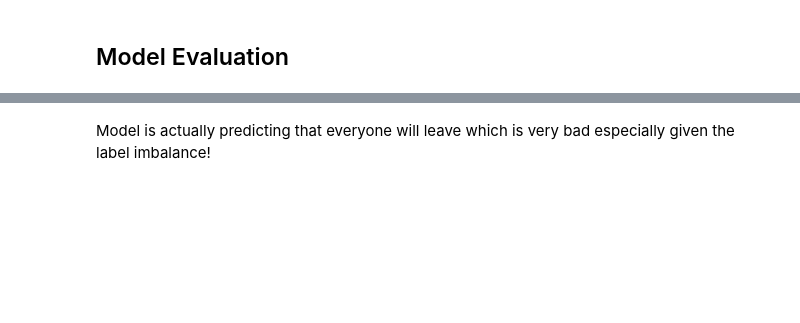
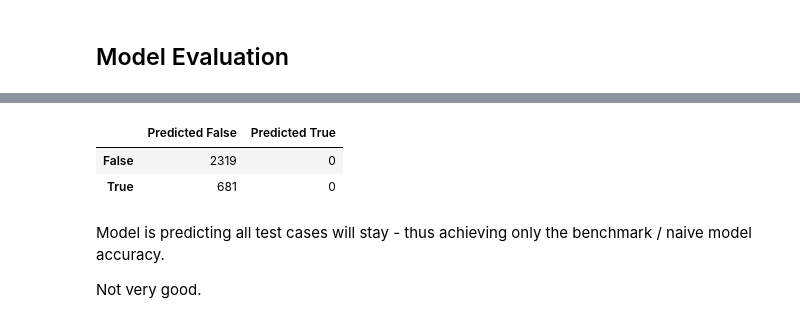
Before and after one commit to tcampbell90/zero_to_deep_learning_video, a Jupyter notebook: exercises/tc_exercise_3_employee_churn_classification.ipynb, the cells around one changed output, grey strips where cells are left out. Drawn from its saved outputs; the diff is of its cells as text; code cells hidden in the pictures; blank space fills up the shorter version.

Commit message:
convert model to logist regress, improve accuracy but model is predict all same class

```diff
--- a/exercises/tc_exercise_3_employee_churn_classification.ipynb
+++ b/exercises/tc_exercise_3_employee_churn_classification.ipynb
@@ -225,8 +225,6 @@ X_train, X_test, y_train, y_test = train_test_split(X, y, test_size=0.2)
 ## Model Config and Training
 # %%
 model = Sequential()
-model.add(Dense(80, input_shape=(20,), activation='relu'))
-model.add(Dense(80, activation ='relu'))
-model.add(Dense(1, activation ='softmax'))
+model.add(Dense(1, input_shape=(20,), activation='sigmoid'))
 adam = Adam(learning_rate=0.05)
 model.compile(adam, loss='binary_crossentropy', metrics=['accuracy'])
@@ -240,2 +274,3 @@ pd.Series(y_test).value_counts(normalize=True)
 # %%
 y_pred = model.predict(X_test)
+y_pred_classes = np.argmax(y_pred, axis=1)
@@ -248,6 +294,12 @@ def pretty_confusion_matrix(y_true, y_pred, labels=['False','True']):
     df = pd.DataFrame(cm,index=labels, columns=pred_labels)
     return df
 # %%
-pretty_confusion_matrix(y_test, y_pred)
+pretty_confusion_matrix(y_test, y_pred_classes)
+# %% [output]
+|  | Predicted False | Predicted True |
+| False | 2319 | 0 |
+| True | 681 | 0 |
-# %% [markdown]
-Model is actually predicting that everyone will leave which is very bad especially given the label imbalance!
+# %% [markdown]
+Model is predicting all test cases will stay - thus achieving only the benchmark / naive model accuracy.
+
+Not very good.
```
Also changed, not shown: parts of 5 cells of this notebook.
